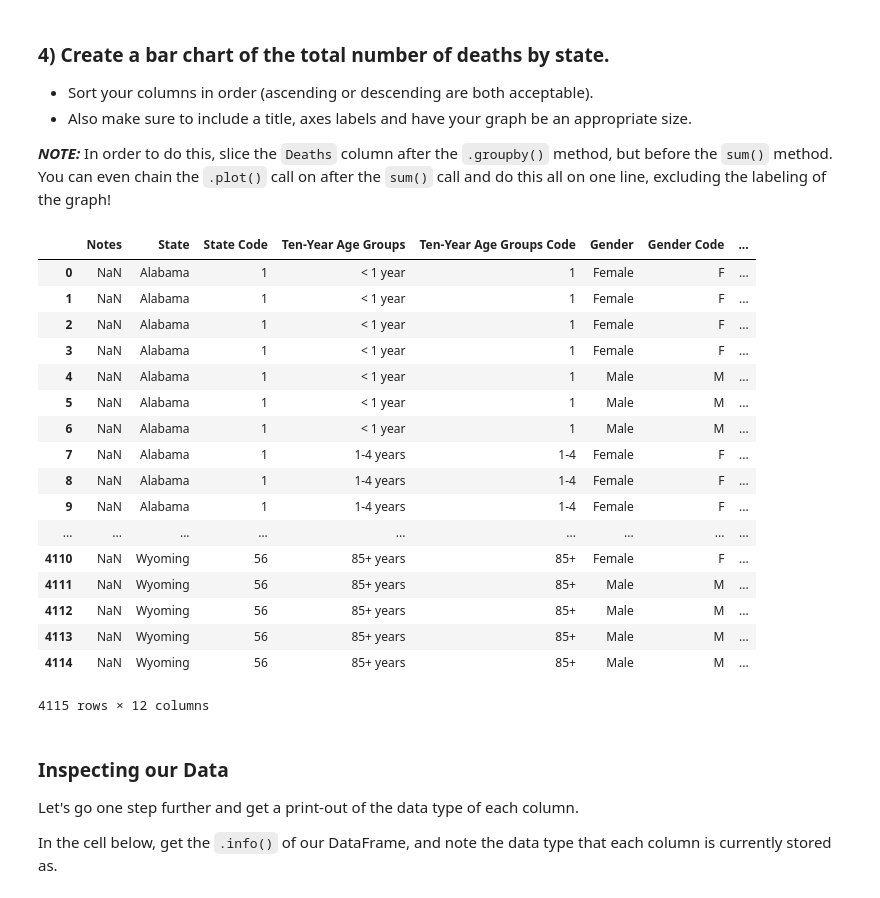
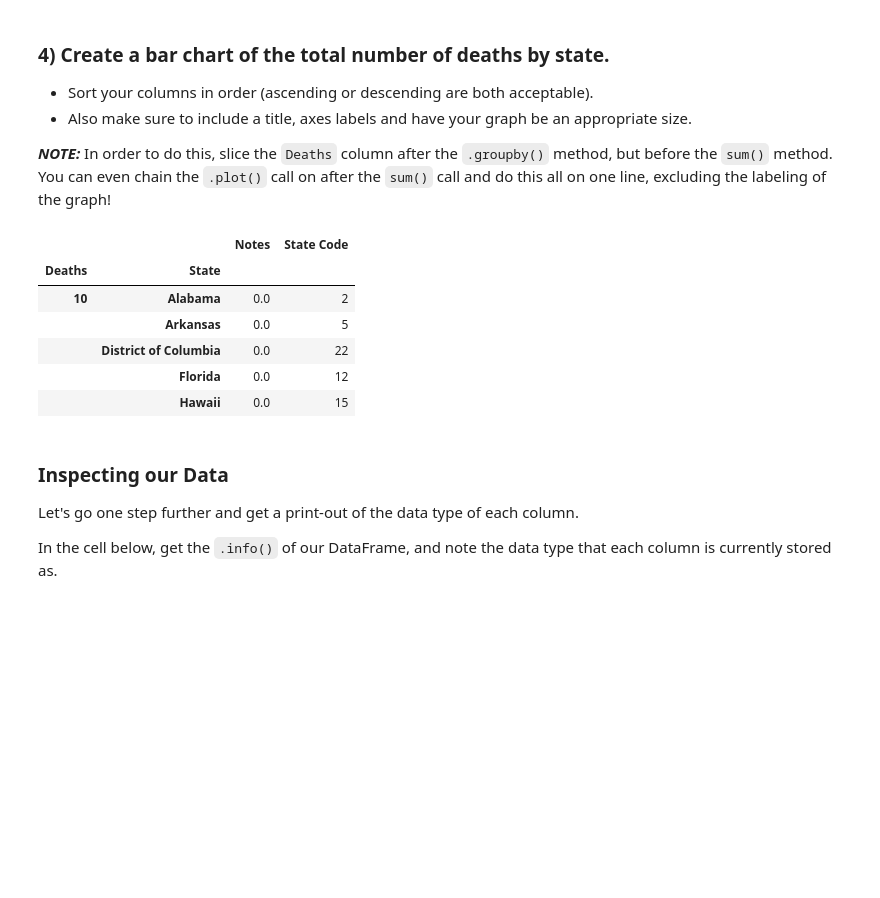
Before and after one commit to dbreitner12/dsc-pivot-tables-pandas-lab-nyc-ds-060319, a Jupyter notebook: index.ipynb, the cells around one changed output. Drawn from its saved outputs; the diff is of its cells as text; code cells hidden in the pictures; blank space fills up the shorter version.

```diff
--- a/index.ipynb
+++ b/index.ipynb
@@ -97,26 +97,15 @@ df.groupby(['Gender', 'Race']).min().head()
 **_NOTE:_** In order to do this, slice the `Deaths` column after the `.groupby()` method, but before the `sum()` method.  You can even chain the `.plot()` call on after the `sum()` call and do this all on one line, excluding the labeling of the graph!
 # %%
 #Your code here
-df.groupby(['Deaths', 'State']).head()
+df.groupby(['Deaths', 'State']).sum().head()
 # %% [output]
-|  | Notes | State | State Code | Ten-Year Age Groups | Ten-Year Age Groups Code | Gender | Gender Code | ... |
-| 0 | NaN | Alabama | 1 | < 1 year | 1 | Female | F | ... |
-| 1 | NaN | Alabama | 1 | < 1 year | 1 | Female | F | ... |
-| 2 | NaN | Alabama | 1 | < 1 year | 1 | Female | F | ... |
-| 3 | NaN | Alabama | 1 | < 1 year | 1 | Female | F | ... |
-| 4 | NaN | Alabama | 1 | < 1 year | 1 | Male | M | ... |
-| 5 | NaN | Alabama | 1 | < 1 year | 1 | Male | M | ... |
-| 6 | NaN | Alabama | 1 | < 1 year | 1 | Male | M | ... |
-| 7 | NaN | Alabama | 1 | 1-4 years | 1-4 | Female | F | ... |
-| 8 | NaN | Alabama | 1 | 1-4 years | 1-4 | Female | F | ... |
-| 9 | NaN | Alabama | 1 | 1-4 years | 1-4 | Female | F | ... |
-| ... | ... | ... | ... | ... | ... | ... | ... | ... |
-| 4110 | NaN | Wyoming | 56 | 85+ years | 85+ | Female | F | ... |
-| 4111 | NaN | Wyoming | 56 | 85+ years | 85+ | Male | M | ... |
-| 4112 | NaN | Wyoming | 56 | 85+ years | 85+ | Male | M | ... |
-| 4113 | NaN | Wyoming | 56 | 85+ years | 85+ | Male | M | ... |
-| 4114 | NaN | Wyoming | 56 | 85+ years | 85+ | Male | M | ... |
+|  |  | Notes | State Code |
+| Deaths | State |  |  |
+| 10 | Alabama | 0.0 | 2 |
+|  | Arkansas | 0.0 | 5 |
+|  | District of Columbia | 0.0 | 22 |
+|  | Florida | 0.0 | 12 |
+|  | Hawaii | 0.0 | 15 |
-4115 rows × 12 columns
 # %% [markdown]
 ### Inspecting our Data
 
```
